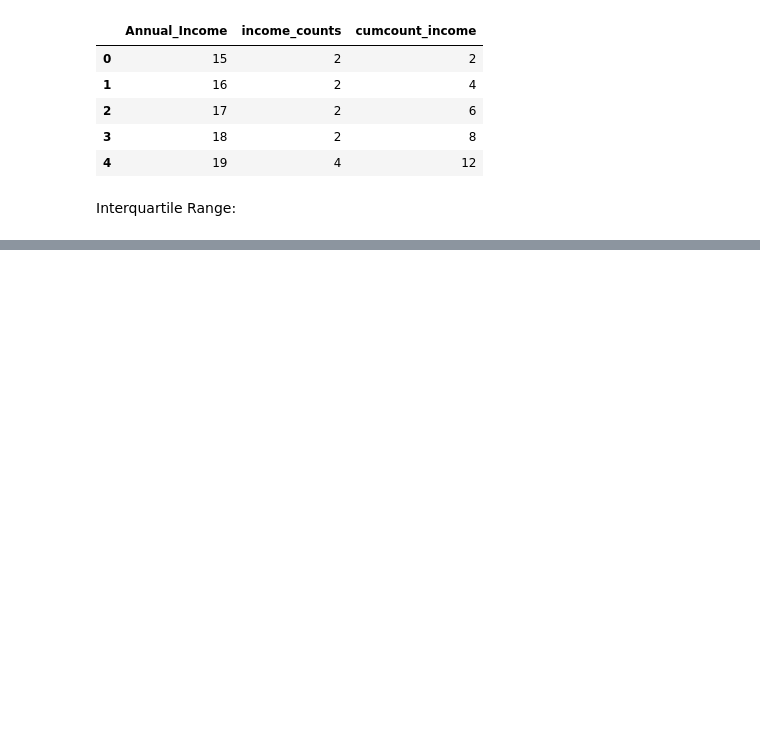
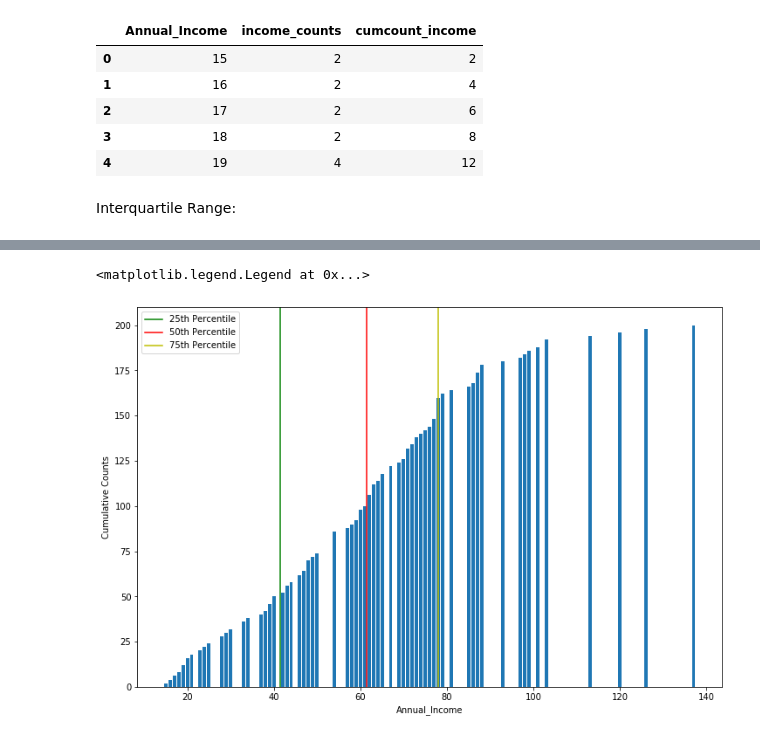
Before and after one commit to mellymillionz/python_notes, a Jupyter notebook: pandas_stats_review.ipynb/pandas_stats_review_lesson1.ipynb, the cells around one changed output, grey strips where cells are left out. Cells and saved outputs as stored; diff of their text form; code cells hidden in the pictures; blank space fills up the shorter version.

```diff
--- a/pandas_stats_review.ipynb/pandas_stats_review_lesson1.ipynb
+++ b/pandas_stats_review.ipynb/pandas_stats_review_lesson1.ipynb
@@ -231,0 +282,18 @@ Interquartile Range:
+# %%
+#We can also visualize it using a bargraph and the cumulative values from earlier:
+
+plt.figure(figsize=(12,8))
+
+plt.bar(income_data['Annual_Income'], income_data['cumcount_income'])
+
+plt.axvline(df['Annual_Income'].quantile(.25), color = 'g', label= '25th Percentile')
+plt.axvline(df['Annual_Income'].quantile(.50), color ='r', label = '50th Percentile')
+plt.axvline(df['Annual_Income'].quantile(.75), color ='y', label = '75th Percentile')
+
+plt.xlabel('Annual_Income')
+plt.ylabel('Cumulative Counts')
+
+plt.legend()
+# %% [output]
+<matplotlib.legend.Legend at 0x...>
+[figure, added]
```
Also changed, not shown: parts of 4 cells of this notebook.
